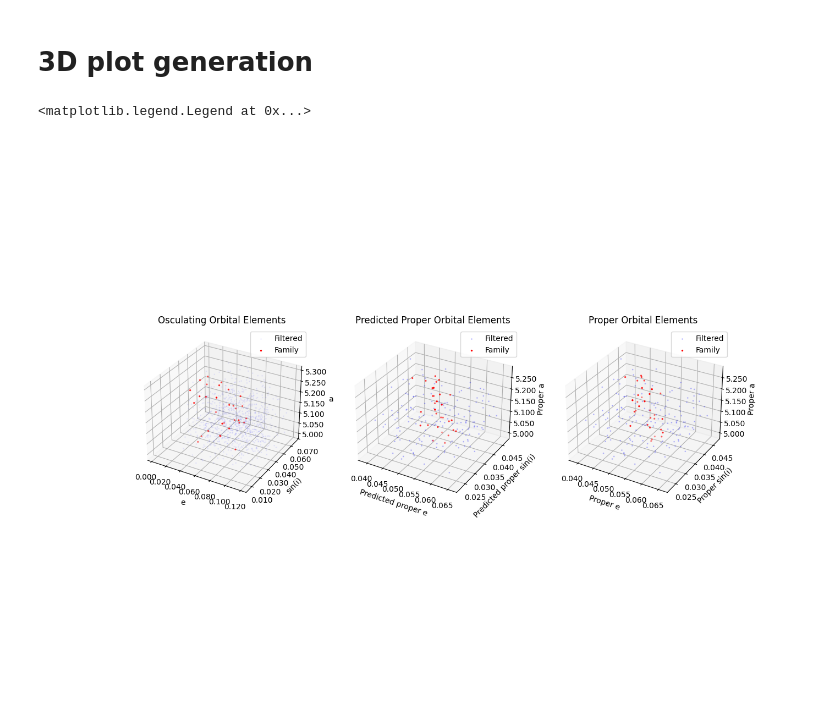
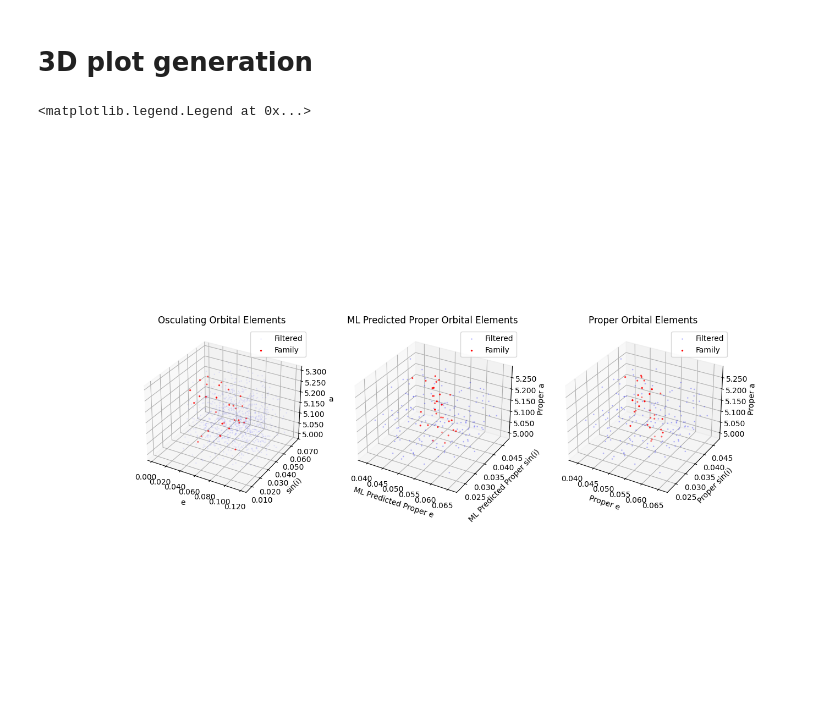
Before and after one commit to kavidey/action-angle-discovery, a Jupyter notebook: model_family_identification.ipynb, the cells around one changed output. Cells and saved outputs as stored; diff of their text form; code cells hidden in the pictures.

```diff
--- a/model_family_identification.ipynb
+++ b/model_family_identification.ipynb
@@ -8,14 +9,4 @@ import math
 from matplotlib.ticker import FormatStrFormatter
-# %%
-plt.rcParams.update({
-    "text.usetex": True,
-    "font.family": "serif",
-    "font.serif": ["Computer Modern Roman"],
-    "axes.labelsize": 14,
-    "axes.titlesize": 16,
-    "xtick.labelsize": 12,
-    "ytick.labelsize": 12
-})
 # %% [markdown]
 # Load Model Results and Family Dataset
 # %%
@@ -347,34 +402,34 @@ ax2.set_zlabel("a")
 ax2.set_title("Osculating Orbital Elements")
 ax2.xaxis.set_major_formatter(formatter)
 ax2.yaxis.set_major_formatter(formatter)
 ax2.zaxis.set_major_formatter(formatter)
 ax2.legend()
 
 ax3 = fig.add_subplot(1, 3, 2, projection='3d')
 ax3.scatter(filtered["prope"] / np.sqrt(2), filtered["propsini"] / np.sqrt(2), filtered["propa"] * 2.4 * np.sqrt(4/5), color="blue", s=1, alpha = 0.2, label="Filtered")
 ax3.scatter((family_pred_df["pred_e"]) / np.sqrt(2),
 			(family_pred_df["pred_sini"])/ np.sqrt(2),
 			family_pred_df["propa"] * 2.4 * np.sqrt(4/5), color="red", s=2, label="Family")
-ax3.set_xlabel("Predicted proper e")
-ax3.set_ylabel("Predicted proper sin(i)")
+ax3.set_xlabel("ML Predicted Proper e")
+ax3.set_ylabel("ML Predicted Proper sin(i)")
 ax3.set_zlabel("Proper a")
-ax3.set_title("Predicted Proper Orbital Elements")
+ax3.set_title("ML Predicted Proper Orbital Elements")
 ax3.xaxis.set_major_formatter(formatter)
 ax3.yaxis.set_major_formatter(formatter)
 ax3.zaxis.set_major_formatter(formatter)
 ax3.legend()
 
 ax1 = fig.add_subplot(1, 3, 3, projection='3d')
 ax1.scatter(filtered["prope"] / np.sqrt(2), filtered["propsini"] / np.sqrt(2), filtered["propa"] * 2.4 * np.sqrt(4/5), color="blue", s=1, alpha = 0.2, label="Filtered")
 ax1.scatter(family_test_df["prope"] / np.sqrt(2), family_test_df["propsini"] / np.sqrt(2), family_test_df["propa"] * 2.4 * np.sqrt(4/5), color="red", s=2, label="Family")
 ax1.set_xlabel("Proper e")
 ax1.set_ylabel("Proper sin(i)")
 ax1.set_zlabel("Proper a")
 ax1.set_title("Proper Orbital Elements")
 ax1.xaxis.set_major_formatter(formatter)
 ax1.yaxis.set_major_formatter(formatter)
 ax1.zaxis.set_major_formatter(formatter)
 ax1.legend()
 # %% [output]
 <matplotlib.legend.Legend at 0x...>
-[figure, old version]
+[figure, new version]
```
Also changed, not shown: parts of 6 cells of this notebook, 1 other file.
